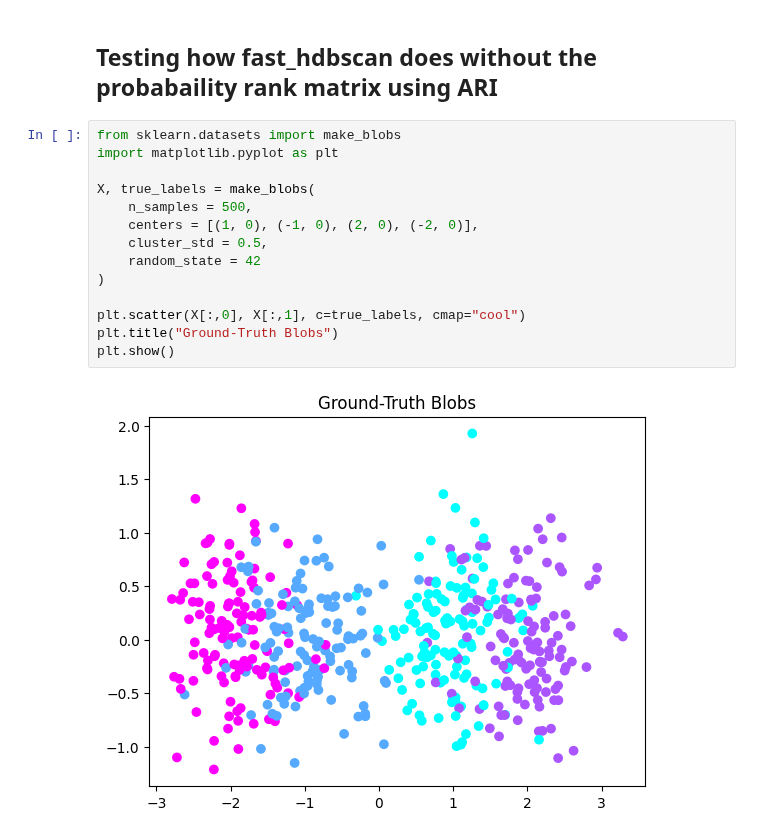
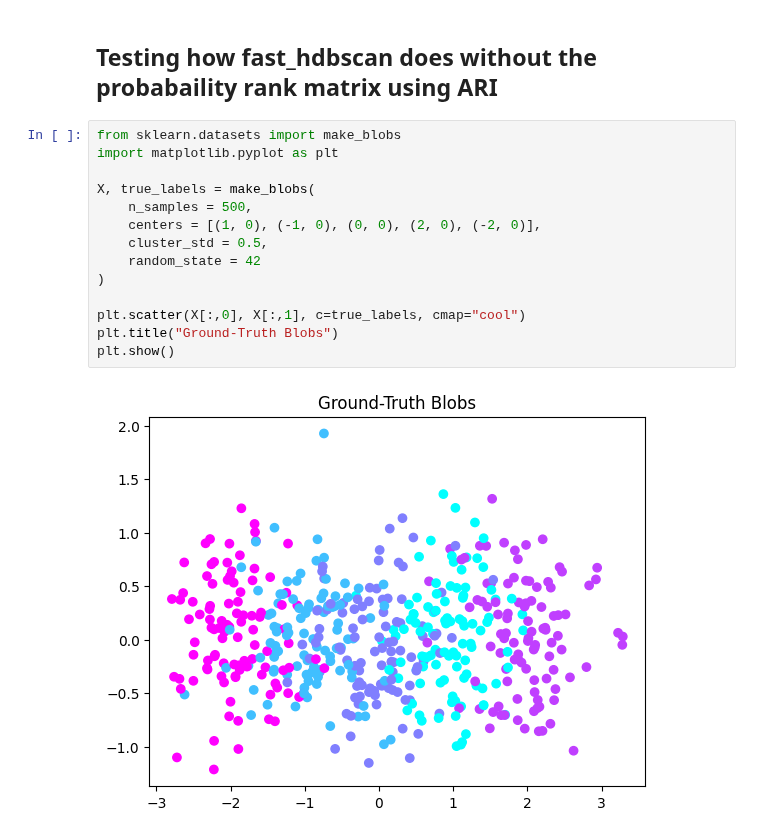
Before and after one commit to RobinB1lo/New-HDBSCAN, a Jupyter notebook: trials/fast_hdbscan.ipynb, the cells around one changed output. Cells and saved outputs as stored; diff of their text form.

```diff
--- a/trials/fast_hdbscan.ipynb
+++ b/trials/fast_hdbscan.ipynb
@@ -3,19 +3,19 @@
 # %%
 from sklearn.datasets import make_blobs
 import matplotlib.pyplot as plt
 
 X, true_labels = make_blobs(
     n_samples = 500,
-    centers = [(1, 0), (-1, 0), (2, 0), (-2, 0)],
+    centers = [(1, 0), (-1, 0), (0, 0), (2, 0), (-2, 0)],
     cluster_std = 0.5,
     random_state = 42
 )
 
 plt.scatter(X[:,0], X[:,1], c=true_labels, cmap="cool")
 plt.title("Ground-Truth Blobs")
 plt.show()
 # %% [output]
-[figure, old version]
+[figure, new version]
 # %%
 from fast_hdbscan import HDBSCAN
 from sklearn.metrics import adjusted_rand_score
```
Also changed, not shown: parts of 2 cells of this notebook, 3 other files.
